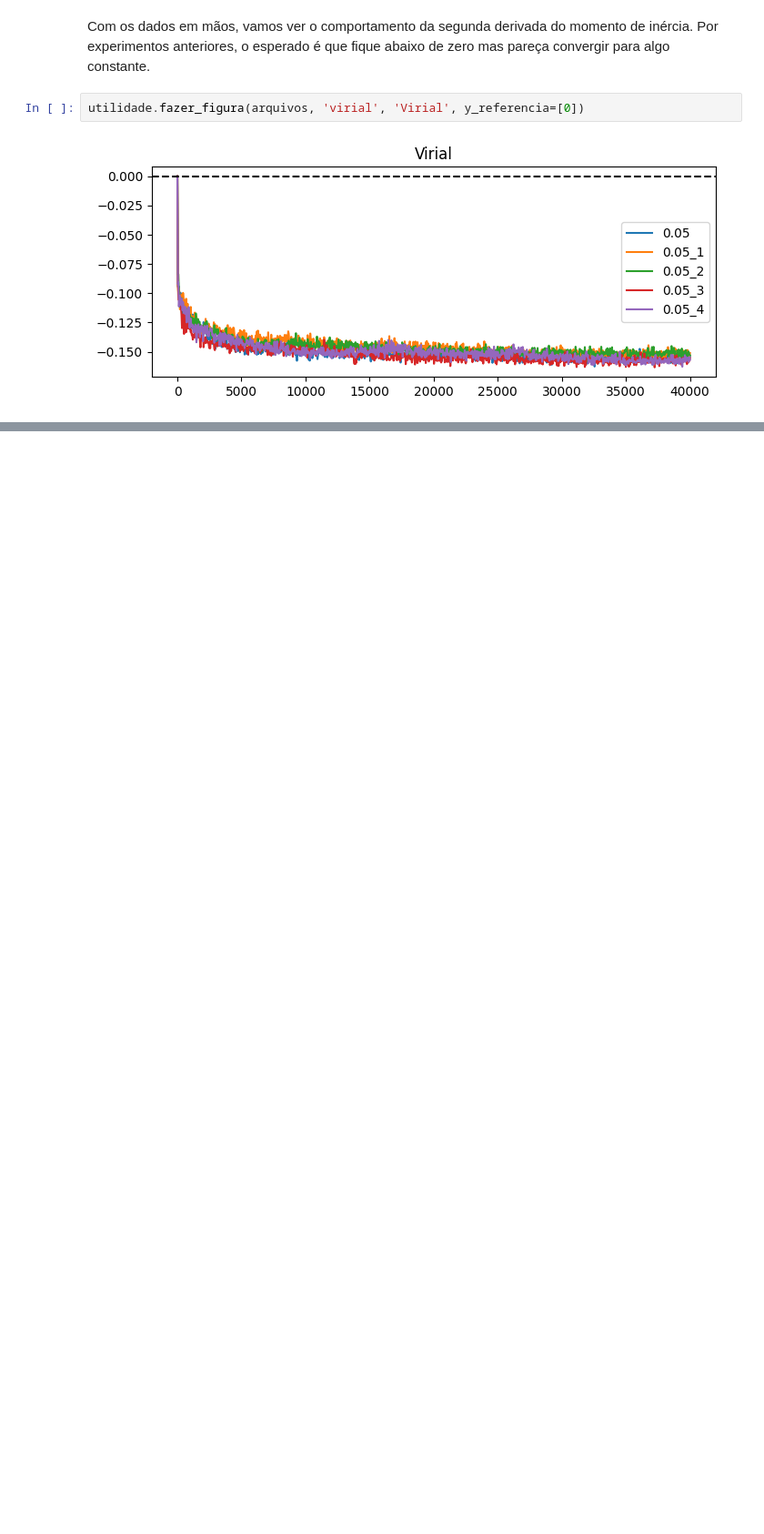
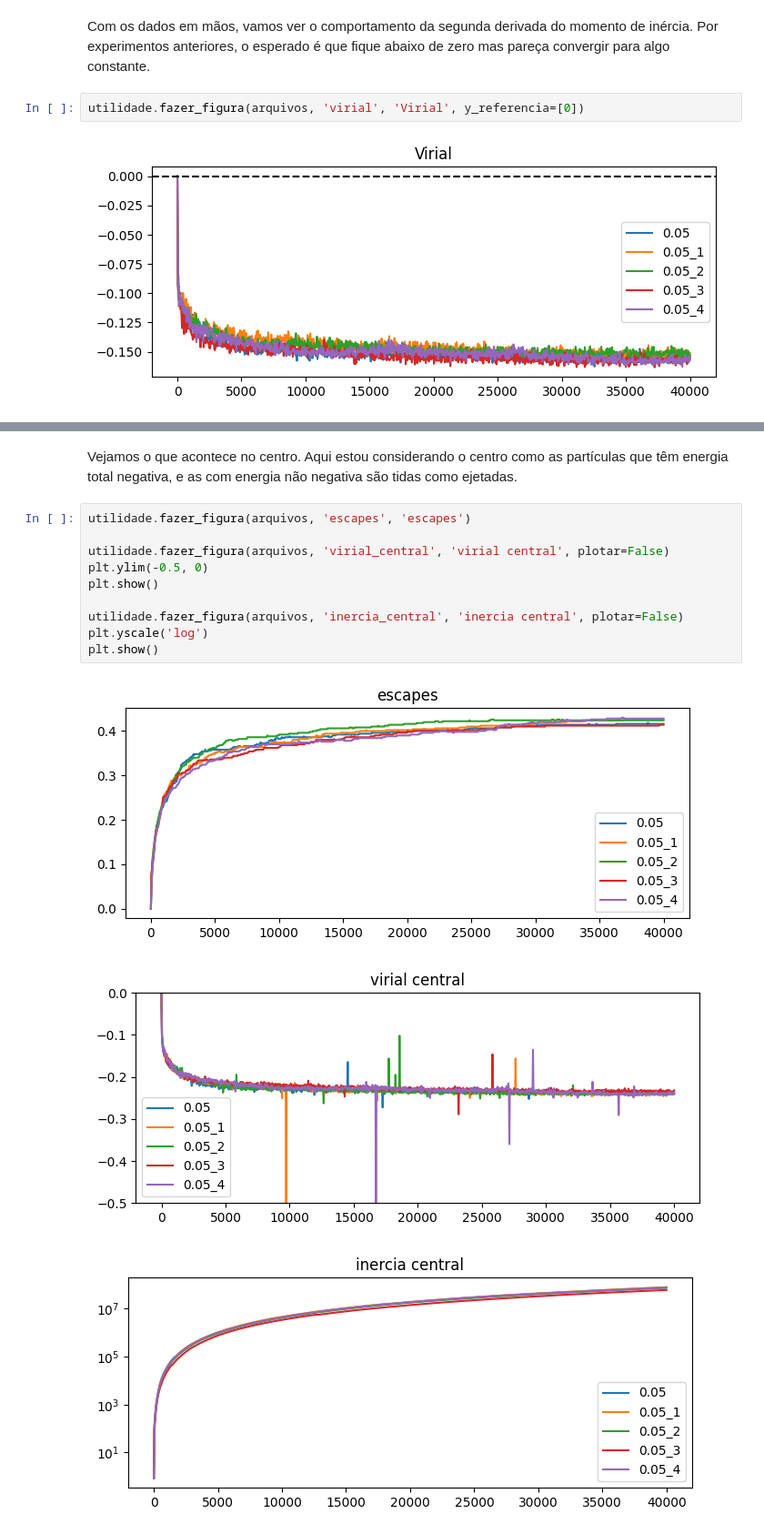
Before and after one commit to Potalej/gf-analise-notebooks, a Jupyter notebook: virial6.3.ipynb, the cells around one changed output, grey strips where cells are left out. Shown: that part at 91% size. Cells and saved outputs as stored; diff of their text form; blank space fills up the shorter version.

```diff
--- a/virial6.3.ipynb
+++ b/virial6.3.ipynb
@@ -41,0 +98,16 @@ utilidade.fazer_figura(arquivos, 'virial', 'Virial', y_referencia=[0])
+# %% [markdown]
+Vejamos o que acontece no centro. Aqui estou considerando o centro como as partículas que têm energia total negativa, e as com energia não negativa são tidas como ejetadas.
+# %%
+utilidade.fazer_figura(arquivos, 'escapes', 'escapes')
+
+utilidade.fazer_figura(arquivos, 'virial_central', 'virial central', plotar=False)
+plt.ylim(-0.5, 0)
+plt.show()
+
+utilidade.fazer_figura(arquivos, 'inercia_central', 'inercia central', plotar=False)
+plt.yscale('log')
+plt.show()
+# %% [output]
+[figure, added]
+[figure, added]
+[figure, added]
```
Also changed, not shown: parts of 18 cells of this notebook, 3 other files.
